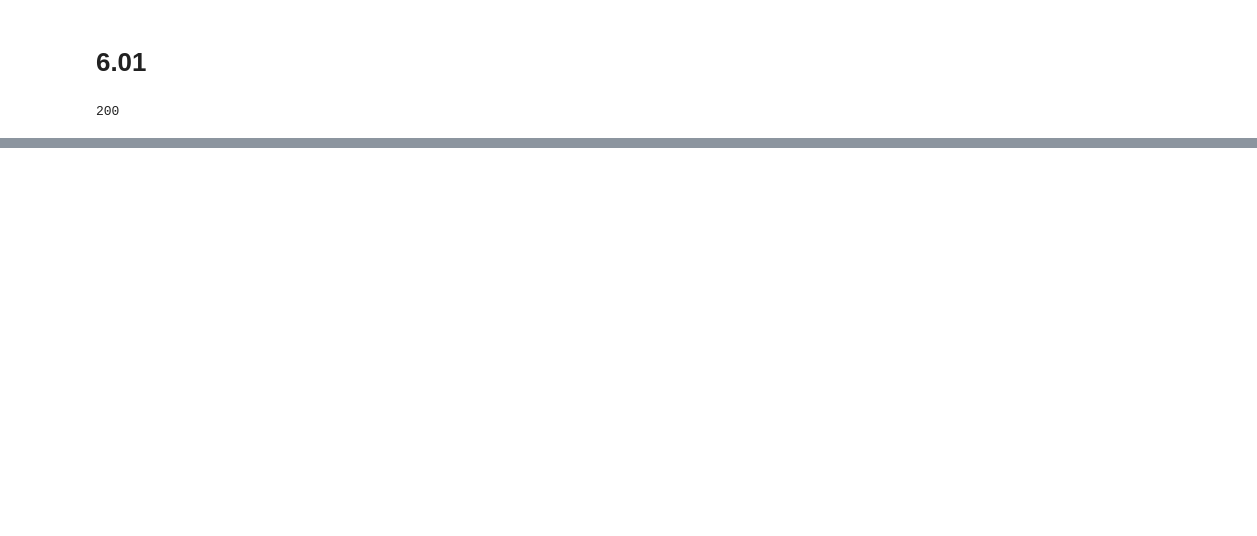
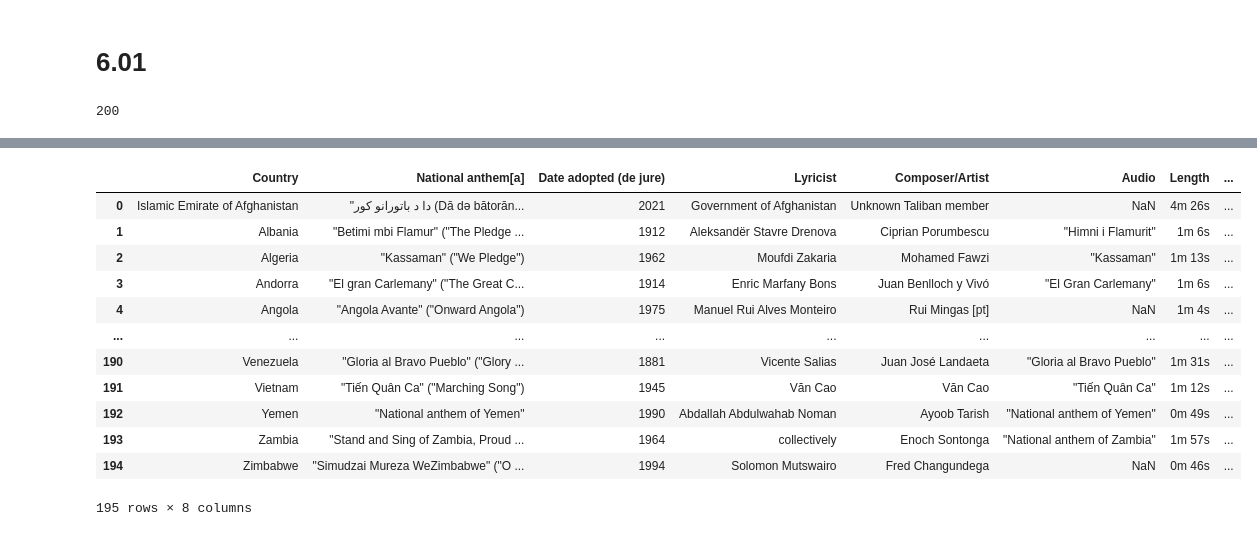
Before and after one commit to Rozayf/lab-web-scraping-single-page, a Jupyter notebook: Lab6.01&6.02.ipynb, the cells around one changed output, grey strips where cells are left out. Drawn from its saved outputs; the diff is of its cells as text; code cells hidden in the pictures; blank space fills up the shorter version.

```diff
--- a/Lab6.01&6.02.ipynb
+++ b/Lab6.01&6.02.ipynb
@@ -112,0 +137,3 @@ Top100
+# %%
+response2 = requests.get(url2)
+response.status_code
@@ -112,0 +142,2 @@ Top100
+# %%
+soup2 = BeautifulSoup(response2.content, "html.parser")
@@ -112,0 +172,2 @@ Top100
+# %%
+indiatable=soup2.find('table',{'class':"wikitable"})
@@ -112,0 +194,20 @@ Top100
+# %%
+df=pd.read_html(str(indiatable))
+# convert list to dataframe
+nationalanthem=pd.DataFrame(df[0])
+# %%
+nationalanthem
+# %% [output]
+|  | Country | National anthem[a] | Date adopted (de jure) | Lyricist | Composer/Artist | Audio | Length | ... |
+| 0 | Islamic Emirate of Afghanistan | "دا د باتورانو کور (Dā də bātorān... | 2021 | Government of Afghanistan | Unknown Taliban member | NaN | 4m 26s | ... |
+| 1 | Albania | "Betimi mbi Flamur" ("The Pledge ... | 1912 | Aleksandër Stavre Drenova | Ciprian Porumbescu | "Himni i Flamurit" | 1m 6s | ... |
+| 2 | Algeria | "Kassaman" ("We Pledge") | 1962 | Moufdi Zakaria | Mohamed Fawzi | "Kassaman" | 1m 13s | ... |
+| 3 | Andorra | "El gran Carlemany" ("The Great C... | 1914 | Enric Marfany Bons | Juan Benlloch y Vivó | "El Gran Carlemany" | 1m 6s | ... |
+| 4 | Angola | "Angola Avante" ("Onward Angola") | 1975 | Manuel Rui Alves Monteiro | Rui Mingas [pt] | NaN | 1m 4s | ... |
+| ... | ... | ... | ... | ... | ... | ... | ... | ... |
+| 190 | Venezuela | "Gloria al Bravo Pueblo" ("Glory ... | 1881 | Vicente Salias | Juan José Landaeta | "Gloria al Bravo Pueblo" | 1m 31s | ... |
+| 191 | Vietnam | "Tiến Quân Ca" ("Marching Song") | 1945 | Văn Cao | Văn Cao | "Tiến Quân Ca" | 1m 12s | ... |
+| 192 | Yemen | "National anthem of Yemen" | 1990 | Abdallah Abdulwahab Noman | Ayoob Tarish | "National anthem of Yemen" | 0m 49s | ... |
+| 193 | Zambia | "Stand and Sing of Zambia, Proud ... | 1964 | collectively | Enoch Sontonga | "National anthem of Zambia" | 1m 57s | ... |
+| 194 | Zimbabwe | "Simudzai Mureza WeZimbabwe" ("O ... | 1994 | Solomon Mutswairo | Fred Changundega | NaN | 0m 46s | ... |
+195 rows × 8 columns
```
Also changed, not shown: parts of 32 cells of this notebook.
